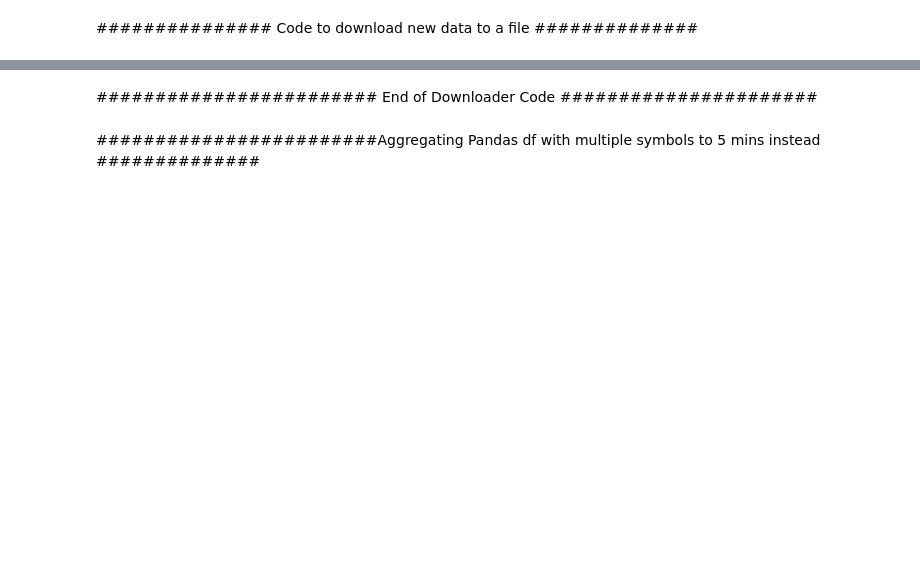
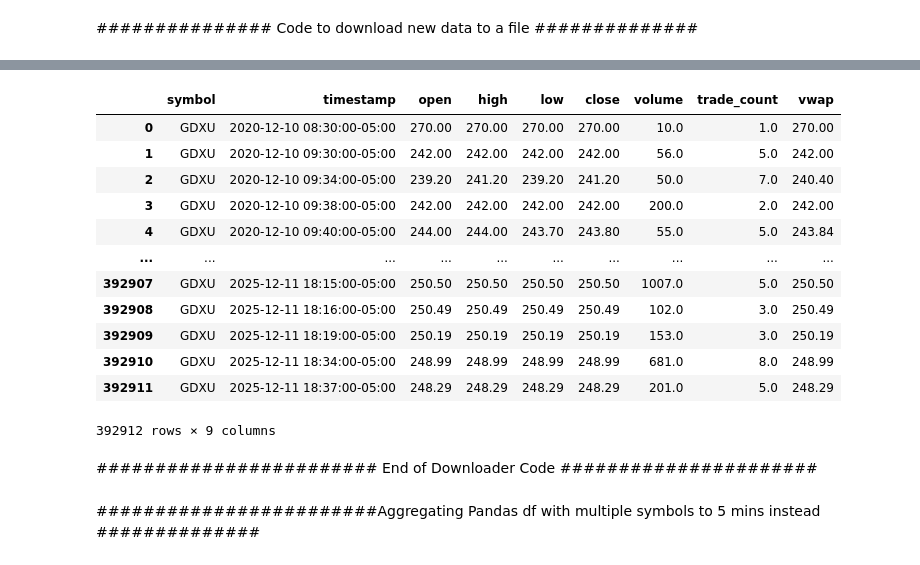
Before and after one commit to amperie/trading_guy, a Jupyter notebook: data/alpaca_downloader.ipynb, the cells around one changed output, grey strips where cells are left out. Drawn from its saved outputs; the diff is of its cells as text; code cells hidden in the pictures; blank space fills up the shorter version.

```diff
--- a/data/alpaca_downloader.ipynb
+++ b/data/alpaca_downloader.ipynb
@@ -20,9 +20,10 @@ client = StockHistoricalDataClient(
 )
 
 # Define parameters
-symbols = ["SPXU", "UPRO", "GDXU"]
-start_date = datetime(2022, 1, 1)
-end_date = datetime(2025, 11, 20)
+# symbols = ["SPXU", "UPRO", "GDXU"]
+symbols = ["GDXU"]
+start_date = datetime(2020, 12, 10)
+end_date = datetime(2025, 12, 12)
 
 # Create request
 request_params = StockBarsRequest(
@@ -49,4 +65,19 @@ df
 # %%
 df_fixed = df.reset_index()
-df_fixed.to_csv("e:\\programming\\trading_guy\\data\\SPXU_GDXU_UPRO_1min.csv", index=False)
+df_fixed["timestamp"]=df_fixed['timestamp'].dt.tz_convert('US/Eastern')
+df_fixed.to_csv("e:\\programming\\trading_guy\\data\\GDXU_1min.csv", index=False)
 df_fixed
+# %% [output]
+|  | symbol | timestamp | open | high | low | close | volume | trade_count | vwap |
+| 0 | GDXU | 2020-12-10 08:30:00-05:00 | 270.00 | 270.00 | 270.00 | 270.00 | 10.0 | 1.0 | 270.00 |
+| 1 | GDXU | 2020-12-10 09:30:00-05:00 | 242.00 | 242.00 | 242.00 | 242.00 | 56.0 | 5.0 | 242.00 |
+| 2 | GDXU | 2020-12-10 09:34:00-05:00 | 239.20 | 241.20 | 239.20 | 241.20 | 50.0 | 7.0 | 240.40 |
+| 3 | GDXU | 2020-12-10 09:38:00-05:00 | 242.00 | 242.00 | 242.00 | 242.00 | 200.0 | 2.0 | 242.00 |
+| 4 | GDXU | 2020-12-10 09:40:00-05:00 | 244.00 | 244.00 | 243.70 | 243.80 | 55.0 | 5.0 | 243.84 |
+| ... | ... | ... | ... | ... | ... | ... | ... | ... | ... |
+| 392907 | GDXU | 2025-12-11 18:15:00-05:00 | 250.50 | 250.50 | 250.50 | 250.50 | 1007.0 | 5.0 | 250.50 |
+| 392908 | GDXU | 2025-12-11 18:16:00-05:00 | 250.49 | 250.49 | 250.49 | 250.49 | 102.0 | 3.0 | 250.49 |
+| 392909 | GDXU | 2025-12-11 18:19:00-05:00 | 250.19 | 250.19 | 250.19 | 250.19 | 153.0 | 3.0 | 250.19 |
+| 392910 | GDXU | 2025-12-11 18:34:00-05:00 | 248.99 | 248.99 | 248.99 | 248.99 | 681.0 | 8.0 | 248.99 |
+| 392911 | GDXU | 2025-12-11 18:37:00-05:00 | 248.29 | 248.29 | 248.29 | 248.29 | 201.0 | 5.0 | 248.29 |
+392912 rows × 9 columns
```
Also changed, not shown: parts of 18 cells of this notebook, 14 other files.
